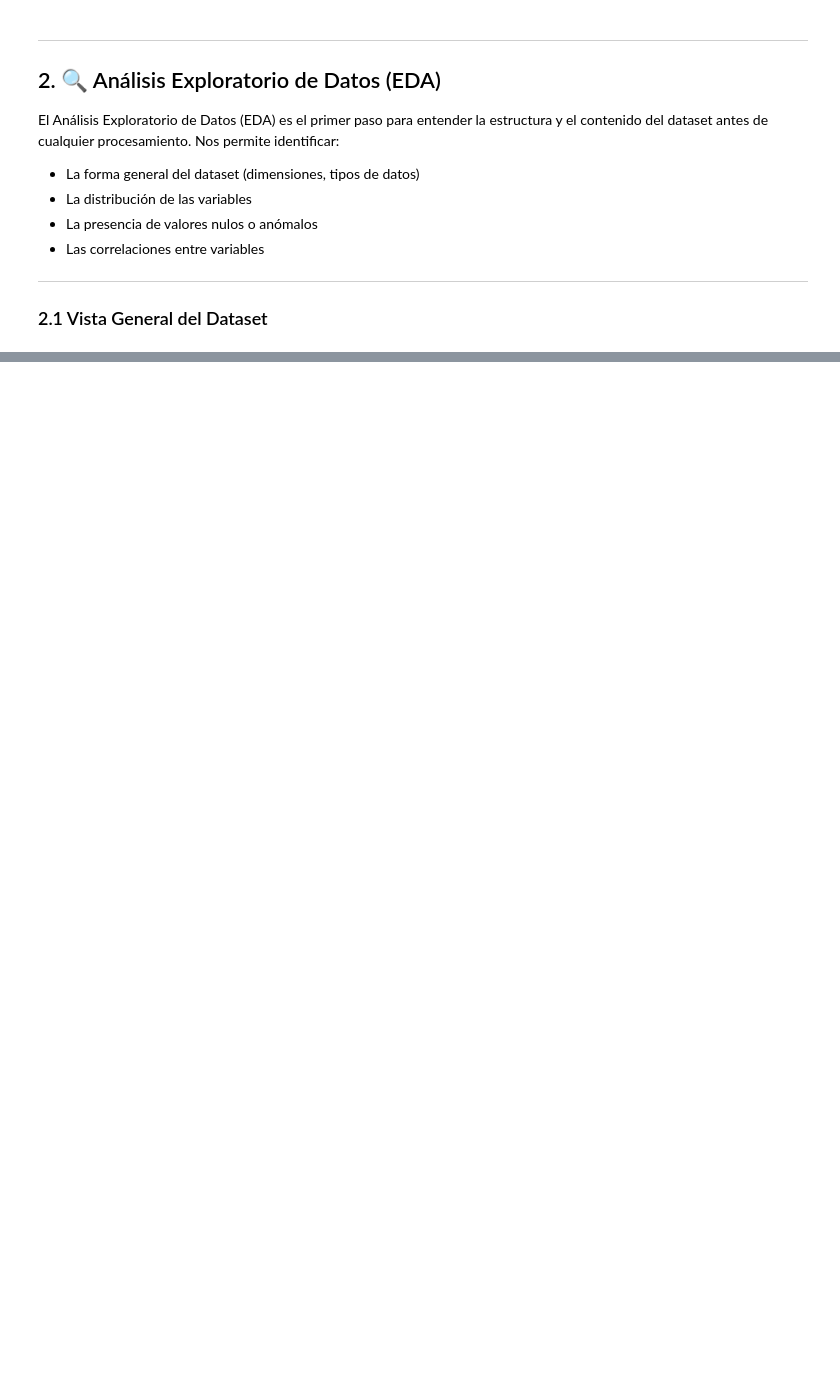
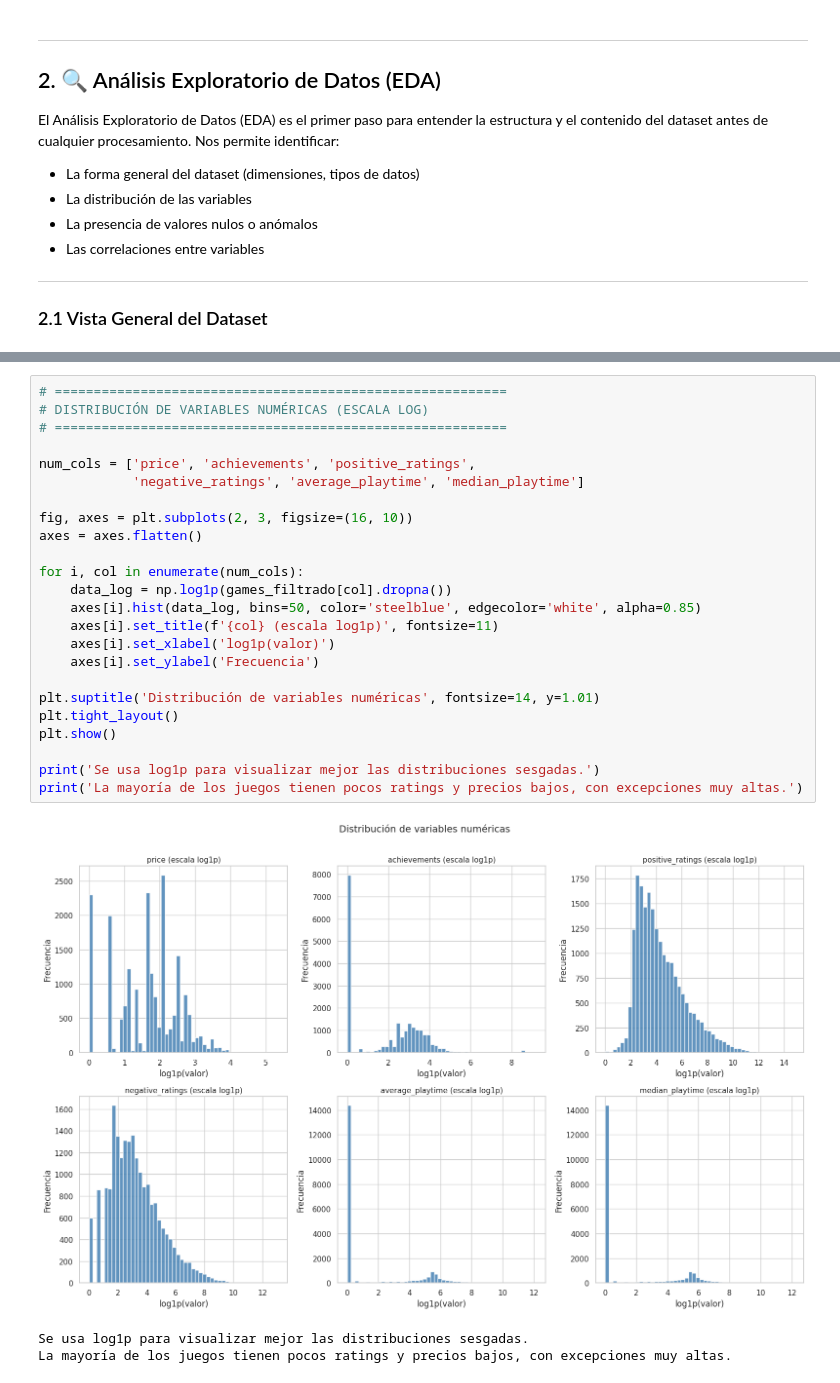
Before and after one commit to SantuMartire/Practicas-de-Machine-Learning, a Jupyter notebook: Pre_Entrega_Proyecto_Integrador.ipynb, the cells around one changed output, grey strips where cells are left out. Drawn from its saved outputs; the diff is of its cells as text; blank space fills up the shorter version.

```diff
--- a/Pre_Entrega_Proyecto_Integrador.ipynb
+++ b/Pre_Entrega_Proyecto_Integrador.ipynb
@@ -205,0 +331,28 @@ dtype: int64
+# %%
+# ==========================================================
+# DISTRIBUCIÓN DE VARIABLES NUMÉRICAS (ESCALA LOG)
+# ==========================================================
+
+num_cols = ['price', 'achievements', 'positive_ratings',
+            'negative_ratings', 'average_playtime', 'median_playtime']
+
+fig, axes = plt.subplots(2, 3, figsize=(16, 10))
+axes = axes.flatten()
+
+for i, col in enumerate(num_cols):
+    data_log = np.log1p(games_filtrado[col].dropna())
+    axes[i].hist(data_log, bins=50, color='steelblue', edgecolor='white', alpha=0.85)
+    axes[i].set_title(f'{col} (escala log1p)', fontsize=11)
+    axes[i].set_xlabel('log1p(valor)')
+    axes[i].set_ylabel('Frecuencia')
+
+plt.suptitle('Distribución de variables numéricas', fontsize=14, y=1.01)
+plt.tight_layout()
+plt.show()
+
+print('Se usa log1p para visualizar mejor las distribuciones sesgadas.')
+print('La mayoría de los juegos tienen pocos ratings y precios bajos, con excepciones muy altas.')
+# %% [output]
+[figure, added]
+Se usa log1p para visualizar mejor las distribuciones sesgadas.
+La mayoría de los juegos tienen pocos ratings y precios bajos, con excepciones muy altas.
```
Also changed, not shown: parts of 32 cells of this notebook.
